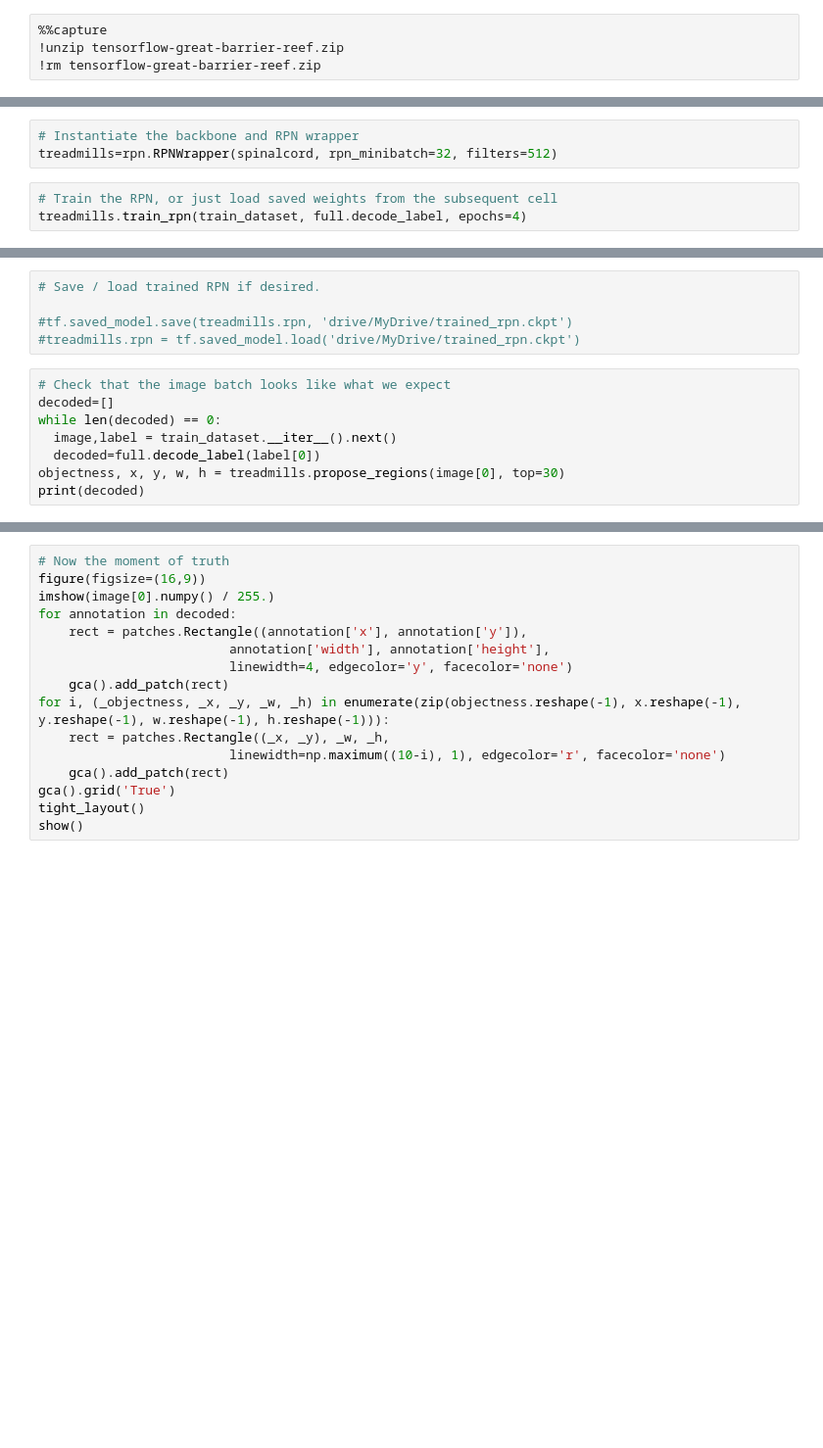
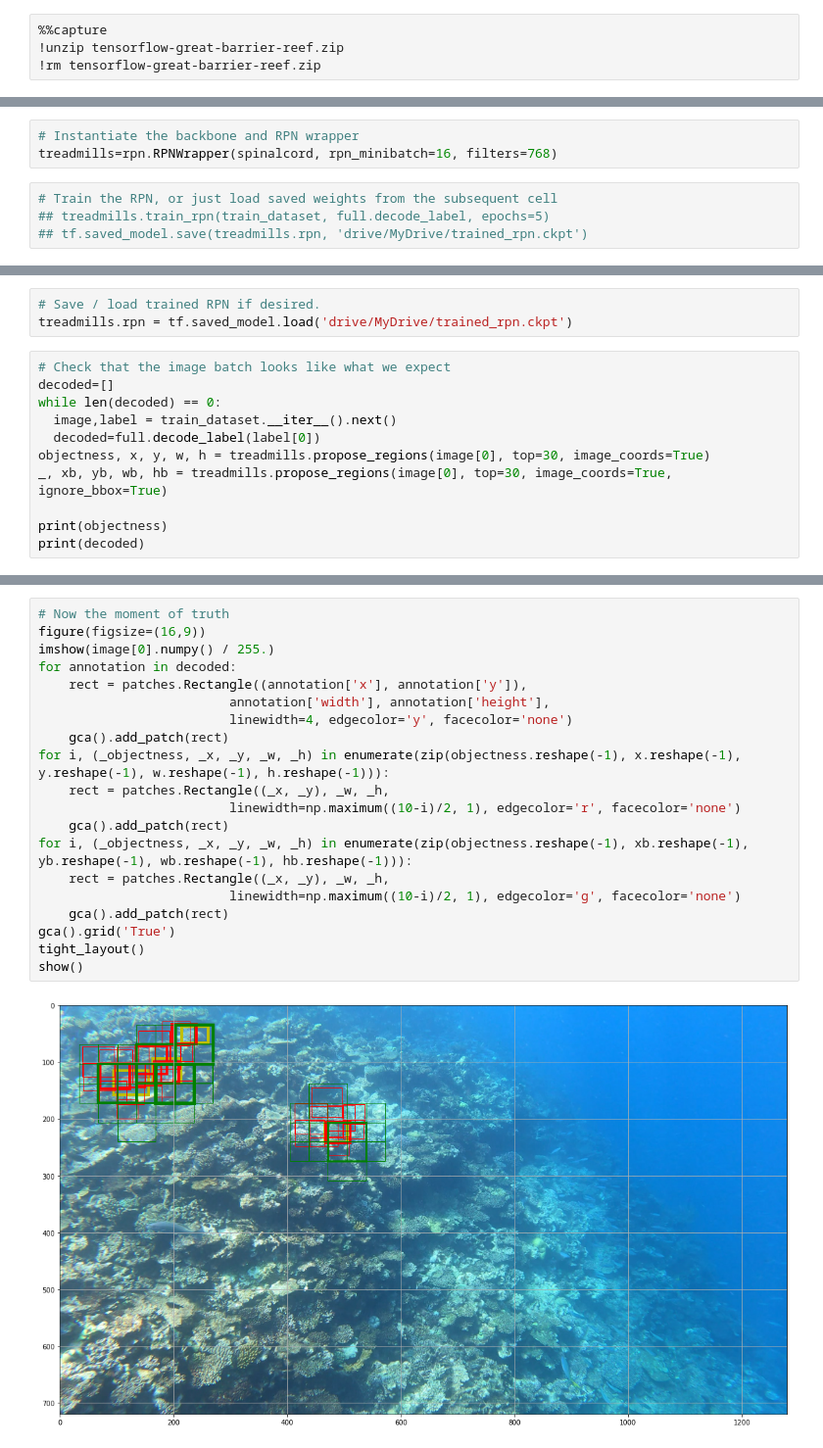
Before and after one commit to ngoecknerwald/starfish-perception-telescope, a Jupyter notebook: great-barrier-reef/tensorflow-runtime.ipynb, the cells around one changed output, grey strips where cells are left out. Shown at 98% size. Cells and saved outputs as stored; diff of their text form; blank space fills up the shorter version.

```diff
--- a/great-barrier-reef/tensorflow-runtime.ipynb
+++ b/great-barrier-reef/tensorflow-runtime.ipynb
@@ -78,8 +93,9 @@ spinalcord.load_backbone('drive/MyDrive/trained_backbone.ckpt')
 # %%
 # Instantiate the backbone and RPN wrapper
-treadmills=rpn.RPNWrapper(spinalcord, rpn_minibatch=32, filters=512)
+treadmills=rpn.RPNWrapper(spinalcord, rpn_minibatch=16, filters=768)
 # %%
 # Train the RPN, or just load saved weights from the subsequent cell
-treadmills.train_rpn(train_dataset, full.decode_label, epochs=4)
+## treadmills.train_rpn(train_dataset, full.decode_label, epochs=5)
+## tf.saved_model.save(treadmills.rpn, 'drive/MyDrive/trained_rpn.ckpt')
 # %% [output]
 RPN training epoch 0.................................................................................................................................................................................... ...
@@ -86,13 +107,14 @@ RPN training epoch 0............................................................
 # %%
 # Save / load trained RPN if desired.
-
-#tf.saved_model.save(treadmills.rpn, 'drive/MyDrive/trained_rpn.ckpt')
-#treadmills.rpn = tf.saved_model.load('drive/MyDrive/trained_rpn.ckpt')
+treadmills.rpn = tf.saved_model.load('drive/MyDrive/trained_rpn.ckpt')
 # %%
 # Check that the image batch looks like what we expect
 decoded=[]
 while len(decoded) == 0:
   image,label = train_dataset.__iter__().next()
   decoded=full.decode_label(label[0])
-objectness, x, y, w, h = treadmills.propose_regions(image[0], top=30)
+objectness, x, y, w, h = treadmills.propose_regions(image[0], top=30, image_coords=True)
+_, xb, yb, wb, hb = treadmills.propose_regions(image[0], top=30, image_coords=True, ignore_bbox=True)
+
+print(objectness)
 print(decoded)
@@ -99,16 +128,22 @@ print(decoded)
 # %%
 # Now the moment of truth
 figure(figsize=(16,9))
 imshow(image[0].numpy() / 255.)
 for annotation in decoded:
     rect = patches.Rectangle((annotation['x'], annotation['y']),
                          annotation['width'], annotation['height'],
                          linewidth=4, edgecolor='y', facecolor='none')
     gca().add_patch(rect)
 for i, (_objectness, _x, _y, _w, _h) in enumerate(zip(objectness.reshape(-1), x.reshape(-1), y.reshape(-1), w.reshape(-1), h.reshape(-1))):
     rect = patches.Rectangle((_x, _y), _w, _h,
-                         linewidth=np.maximum((10-i), 1), edgecolor='r', facecolor='none')
+                         linewidth=np.maximum((10-i)/2, 1), edgecolor='r', facecolor='none')
+    gca().add_patch(rect)
+for i, (_objectness, _x, _y, _w, _h) in enumerate(zip(objectness.reshape(-1), xb.reshape(-1), yb.reshape(-1), wb.reshape(-1), hb.reshape(-1))):
+    rect = patches.Rectangle((_x, _y), _w, _h,
+                         linewidth=np.maximum((10-i)/2, 1), edgecolor='g', facecolor='none')
     gca().add_patch(rect)
 gca().grid('True')
 tight_layout()
 show()
+# %% [output]
+[figure, added]
```
Also changed, not shown: parts of 8 cells of this notebook.
